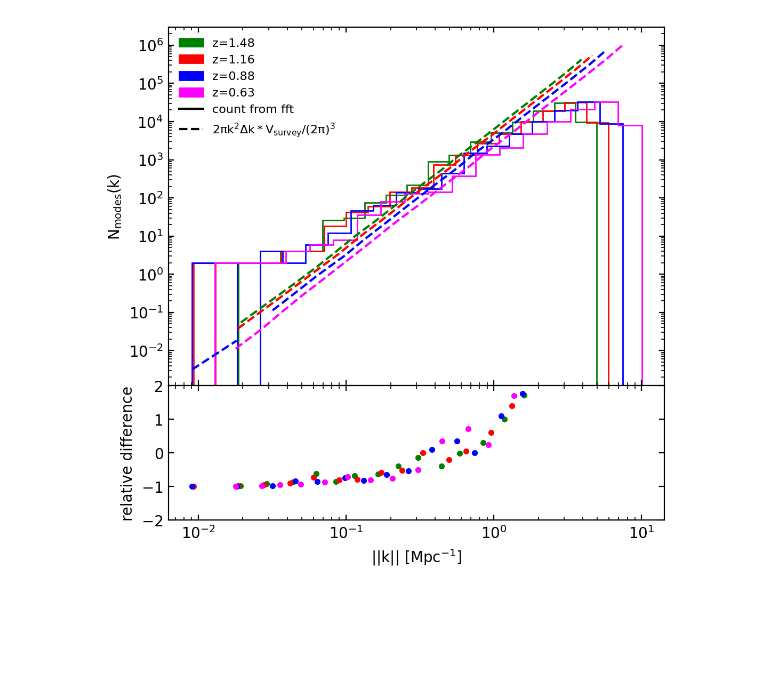
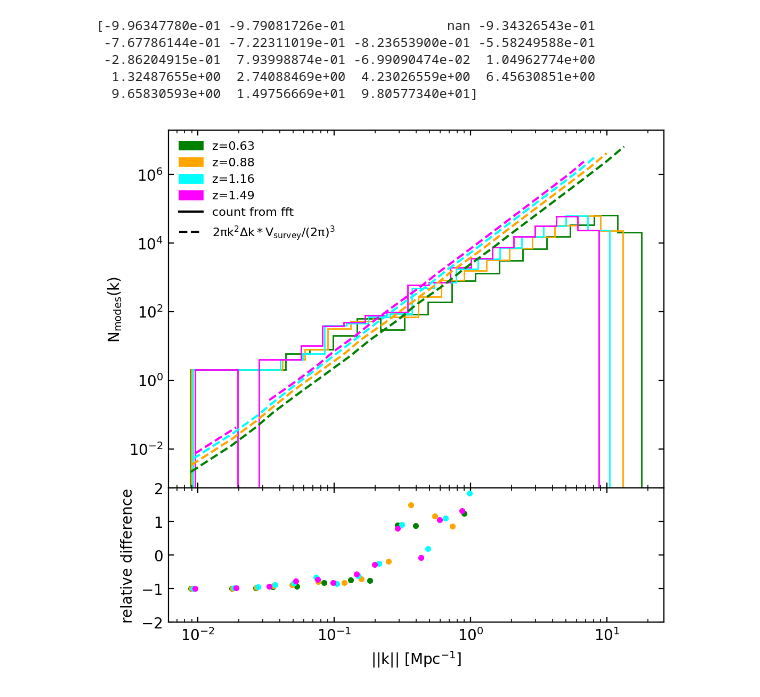
Before and after one commit to mvancuyck/TIM_pysides_user_friendly, a Jupyter notebook: kmodes_in_rectangle_tim.ipynb, the cells around one changed output. Saved outputs shown, nothing was run; the diff lists cells and outputs as text; code cells hidden in the pictures; blank space fills up the shorter version.

```diff
--- a/kmodes_in_rectangle_tim.ipynb
+++ b/kmodes_in_rectangle_tim.ipynb
@@ -228,19 +175,5 @@ fig.tight_layout()
 # %%
-def give_map_spatial_freq(res, ny, nx):
-    Ys, Xs = np.unravel_index(np.arange(nx*ny),(ny,nx))
-    N = np.zeros((ny, nx))
-    M = np.zeros((ny, nx))
-    for  xs, ys, in zip(Xs, Ys):
-        N[ys,xs] = int(xs)
-        M[ys,xs] = int(ys)
-    w_sup = np.where(M>ny/2)
-    M[w_sup] = ny - M[w_sup]
-    w_sup = np.where(N>nx/2)
-    N[w_sup] = nx - N[w_sup]
-    Kx = N/nx/res
-    Ky = M/ny/res
-    k_map = (Kx**2 + Ky**2)**(1/2)
-    return k_map
+from set_k import *
 
 def give_map_spatial_freq_one_axis(res, ny):
     Ys = np.arange(ny)
@@ -392,46 +299,38 @@ BS = 10; plt.rc('font', size=BS); plt.rc('axes', titlesize=BS); plt.rc('axes', l
 fig, (ax, axr) =  plt.subplots(2, 1, sharex=True, sharey = 'row', gridspec_kw={'height_ratios': [4,1.5]},
                                  figsize=(6,6), dpi = 200)
 patchs = []
+for i, (z,Zrad,res_quarter, sizequarter, resrad, c) in enumerate(zip( zquarters, Z_rad_quarters,res_transverse_quarters, size_quarters, res_radial_quarters, ('g', 'orange',  'cyan', 'magenta'))):
 
-for I, (iz, idz, c) in enumerate(zip(z_bins_index, z_binswidth_index, ('g', 'r',  'b', 'magenta'))):
+    patch = mpatches.Patch(color=c, label=f'z={np.round(z.mean(),2)}' ); patchs.append(patch)
+    #----------------------
+    Kmaps = []
 
-    patch = mpatches.Patch(color=c, label=f'z={np.round(zcii_tim[iz],2)}' ); patchs.append(patch);
-    subcube = cube[int(iz-idz):int(iz+idz+1),:,:,:]
-    Dc_center = cube[iz,0,0,0]
+    for j in range(35):
+        res = res_quarter[j]
+        kmap = 2*np.pi*give_map_spatial_freq(res*u.rad, Z.shape[1], Z.shape[2])
+        Kmaps.append(kmap)
+        viz.plot((np.pi / res,  np.pi / res), (1.1-0.02,1.1+0.02), c='g',lw=1)
+        viz.plot((2 * np.pi / lenght, 2 * np.pi / lenght),(1.1-0.02,1.1+0.02), c='g',lw=1)
 
-    subcube[:,:,:,0] -= Dc_center
-    kmaps_list = []
-    kmaps_nyquist = []
-    kperp_min_list = []
-    kperp_max_list = []
-    for zii in range(len(subcube[:,0,0,1])):
-        r_cylindrical = np.sqrt(subcube[zii,:,:,1]**2+subcube[zii,:,:,2]**2)
-        res = subcube[zii, 1, 0,1]-subcube[zii, 0, 0, 1]
-        if(zii==0): res_perp_0 = res
-        diameter_low = r_cylindrical[0,r_cylindrical.shape[1]//2]*2
-        kperp_min_list.append(2 * np.pi / diameter_low)
-        kperp_max_list.append(np.pi / res)
-        kmap = 2*np.pi*give_map_spatial_freq(res, r_cylindrical.shape[1], r_cylindrical.shape[0])
-        kmaps_list.append(kmap)
-    z = np.abs(subcube[:,0,0,0])
-    lenght = z[0]+z[-1]
-    res = z[0]-z[1]
-    res_highz = np.abs(z[-2]-z[-1])
-    k_pll_min = 2 * np.pi / lenght
-    k_pll_max_lowz = np.pi / res
-    kz = 2*np.pi*give_map_spatial_freq_one_axis(res, len(z))
-    kz_arr = np.zeros(np.asarray(kmaps_list).shape)
+    Kmaps = np.asarray(Kmaps)
+    resz = resrad.mean()
+    kz = 2*np.pi*give_map_spatial_freq_one_axis(resz, len(resrad))
+
+    kz_arr = np.zeros(np.asarray(Kmaps).shape)
     kz_arr[:,:,:] = kz[:,np.newaxis, np.newaxis]
-    k = np.sqrt(np.asarray(kmaps_list)**2+kz[:,np.newaxis, np.newaxis]**2)/u.Mpc
+    k = np.sqrt(np.asarray(Kmaps)**2+kz[:,np.newaxis, np.newaxis]**2)/u.Mpc
     #Setting the binning of the k map
     k_binsnp = np.logspace(np.log10(k[k>0].min().value), np.log10(k.max().value), 20)
+    #----------------------
+
+    #Setting the binning of the k map
     nmodes, kbins = np.histogram(k, bins = k_binsnp/u.Mpc)
     kmean, kbins = np.histogram(k, bins = k_binsnp/u.Mpc, weights=k)
     kmean /= nmodes
     ax.stairs(nmodes,k_binsnp, color=c)
 
-    Vtot = 4/3*np.pi*(cosmo.comoving_distance(zcii_tim[int(iz-idz)])**3-cosmo.comoving_distance(zcii_tim[int(iz+idz)])**3)
-    Vsurvey =  (field_size).to(u.sr) * Vtot / (4*np.pi)
+    Vtot = 4/3*np.pi*(cosmo.comoving_distance(z.max())**3-cosmo.comoving_distance(z.min())**3)
+    Vsurvey =  (field_size*u.deg**2).to(u.sr) * Vtot / (4*np.pi)
     Nmodes = 2 * np.pi * kmean**2 * np.diff(k_binsnp) * Vsurvey / (2*np.pi)**3
     ax.plot(kmean, Nmodes, color=c, ls='--')
     axr.plot(kmean, ((Nmodes/nmodes).value -1), 'o',c=c,markersize=3)
@@ -478 +371,6 @@ plt.rcParams.update({'legend.frameon':False})
+[-9.96347780e-01 -9.79081726e-01             nan -9.34326543e-01
+ -7.67786144e-01 -7.22311019e-01 -8.23653900e-01 -5.58249588e-01
+ -2.86204915e-01  7.93998874e-01 -6.99090474e-02  1.04962774e+00
+  1.32487655e+00  2.74088469e+00  4.23026559e+00  6.45630851e+00
+  9.65830593e+00  1.49756669e+01  9.80577340e+01]
-[figure, old version]
+[figure, new version]
```
Also changed, not shown: parts of 13 cells of this notebook.
